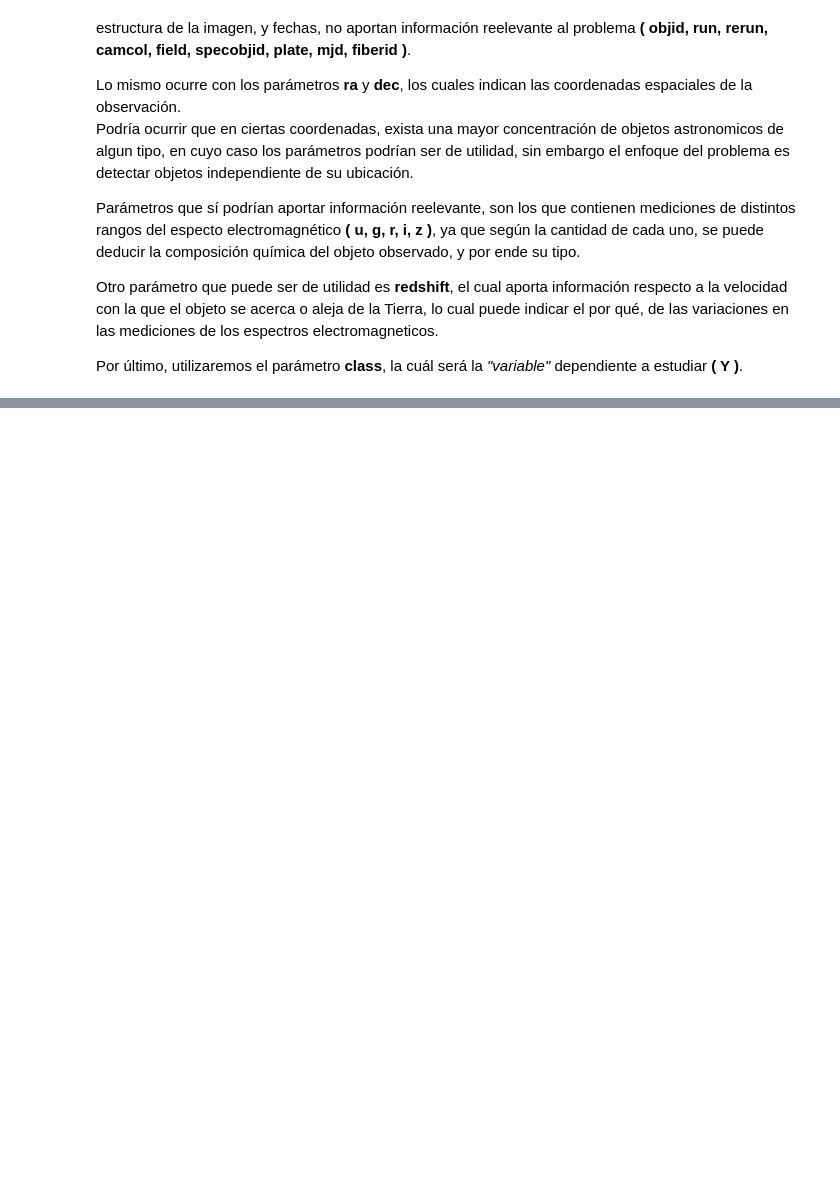
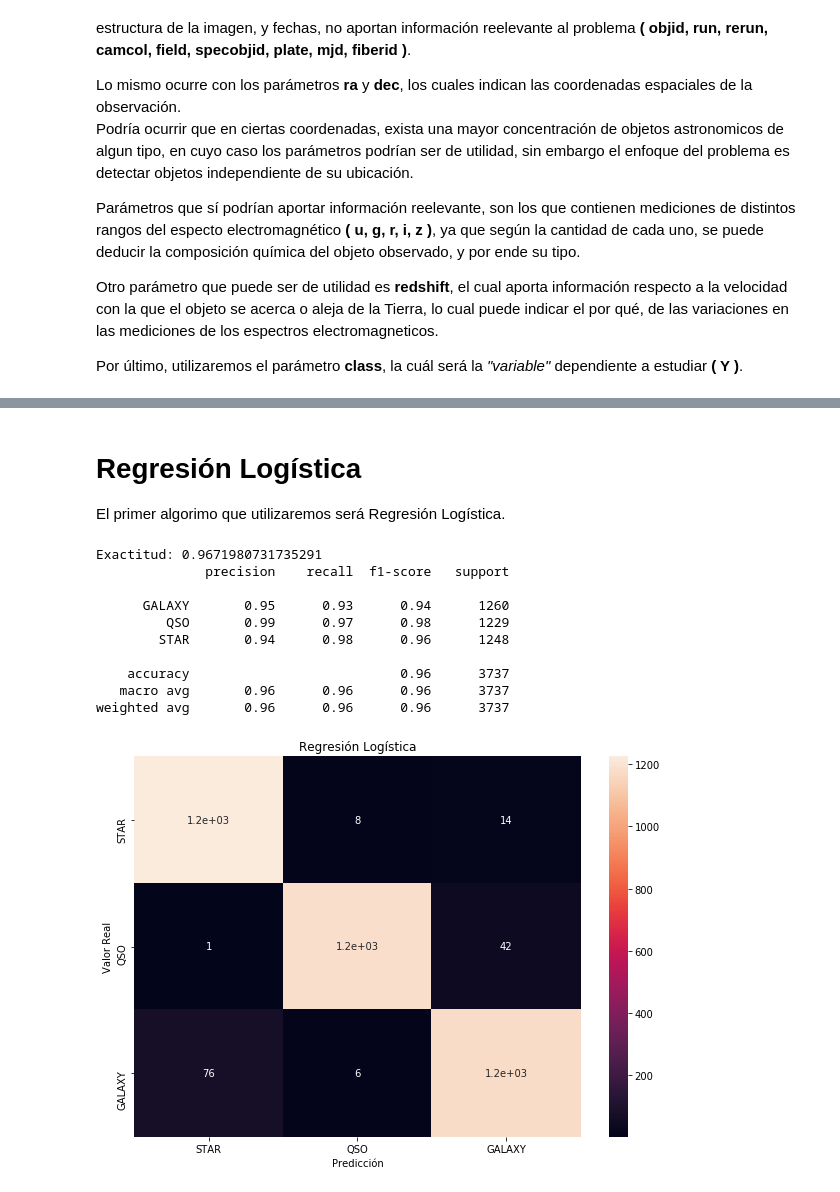
Before and after one commit to ehopperdietzel/Trabajo-1-INFO257, a Jupyter notebook: Notebook/SDSS.ipynb, the cells around one changed output, grey strips where cells are left out. Cells and saved outputs as stored; diff of their text form; code cells hidden in the pictures; blank space fills up the shorter version.

```diff
--- a/Notebook/SDSS.ipynb
+++ b/Notebook/SDSS.ipynb
@@ -291,0 +360,51 @@ Text(69.0, 0.5, 'Valor Real')
+# %%
+# Dividimos dataset en testeo y entrenamiento
+X_train, X_test, y_train, y_test = train_test_split(X_normalized, Y_res, test_size = .3, random_state=25)
+# %% [markdown]
+# Regresión Logística
+
+El primer algorimo que utilizaremos será Regresión Logística.
+# %%
+# Entrenamos el modelo
+reg_model = LogisticRegression(max_iter=10000)
+reg_model.fit(X_train,y_train)
+
+# Lo probamos
+y_predicted = reg_model.predict(X_test)
+
+# Función para mostrar rendimiento de los modelos
+def resultados(test, pred, title):
+    labels = pd.factorize(df['class'])
+    cm = confusion_matrix(test, pred,["STAR","QSO","GALAXY"])
+
+    plt.figure(figsize = (10,7))
+
+    ax = plt.subplot()
+    sn.heatmap(cm, annot=True, ax = ax); #annot=True to annotate cells
+
+    # labels, title and ticks
+    ax.set_xlabel("Predicción");
+    ax.set_ylabel("Valor Real");
+
+    ax.set_title(title);
+    ax.xaxis.set_ticklabels(["STAR","QSO","GALAXY"]);
+    ax.yaxis.set_ticklabels(["STAR","QSO","GALAXY"]);
+
+    # Analizamos su eficiencia
+    print(metrics.classification_report(test,pred))
+
+# Mostramos resultados de la prueba
+print("Exactitud:",reg_model.score(X_train, y_train))
+resultados(y_test, y_predicted, "Regresión Logística")
+# %% [output]
+Exactitud: 0.9671980731735291
+              precision    recall  f1-score   support
+
+      GALAXY       0.95      0.93      0.94      1260
+         QSO       0.99      0.97      0.98      1229
+        STAR       0.94      0.98      0.96      1248
+
+    accuracy                           0.96      3737
+   macro avg       0.96      0.96      0.96      3737
+weighted avg       0.96      0.96      0.96      3737
+[figure, added]
```
Also changed, not shown: parts of 47 cells of this notebook, 2 other files.
